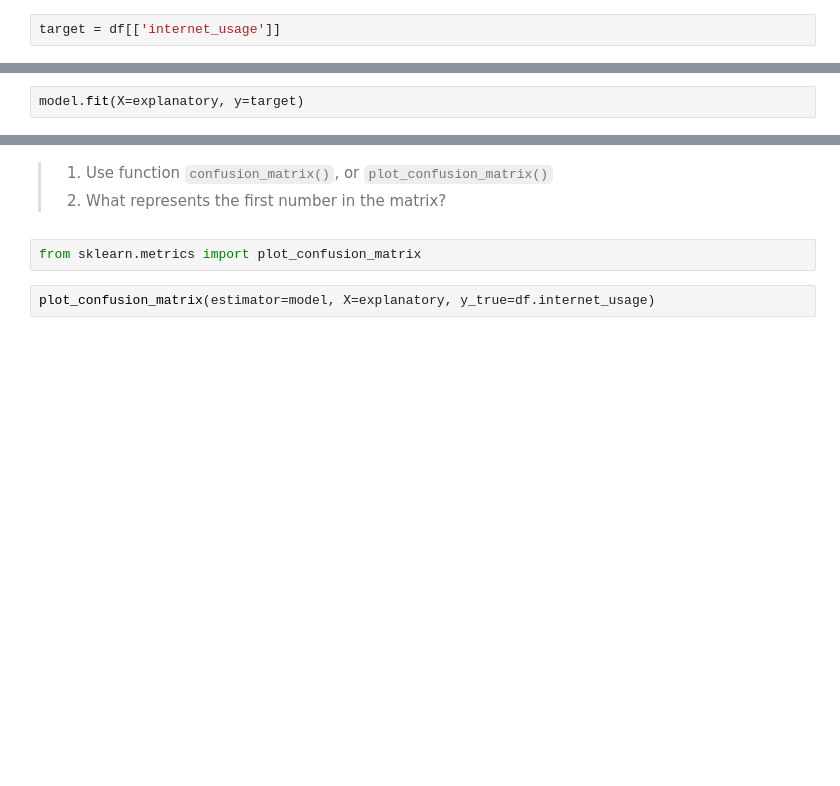
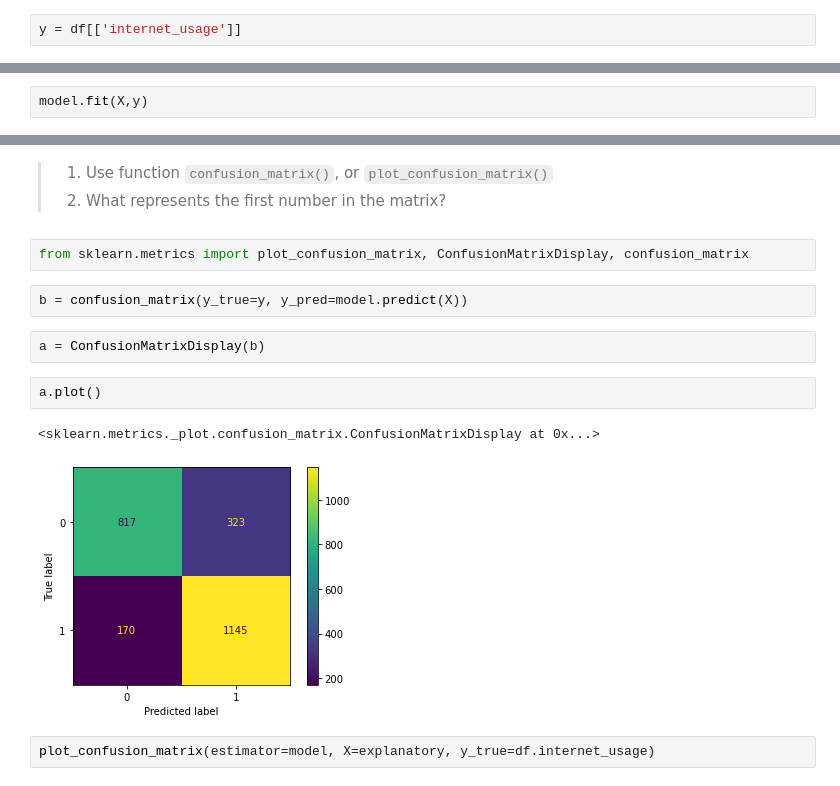
Before and after one commit to frands97/machine-learning-program, a Jupyter notebook: II Machine Learning & Deep Learning/#06. Decision Tree. A Supervised Classification Model/06practice.ipynb, the cells around one changed output, grey strips where cells are left out. Saved outputs shown, nothing was run; the diff lists cells and outputs as text; blank space fills up the shorter version.

Commit message:
sesion model comparison and cv

```diff
--- a/II Machine Learning & Deep Learning/#06. Decision Tree. A Supervised Classification Model/06practice.ipynb
+++ b/II Machine Learning & Deep Learning/#06. Decision Tree. A Supervised Classification Model/06practice.ipynb
@@ -105,5 +109,5 @@ explanatory #X
 | 2454 | 52 | 1 | 0 | 0 | 0 | 0 | ... |
 2455 rows × 7 columns
 # %%
-target = df[['internet_usage']]
+y = df[['internet_usage']]
 # %%
@@ -128,7 +132,7 @@ target #y
 > - Pass the `objects` that **contains the sequence of numbers** of the two variables
 > - To the `parameters` of the function that computes the Linear Regression Model
 # %%
-model.fit(X=explanatory, y=target)
+model.fit(X,y)
 # %% [output]
 DecisionTreeClassifier(max_depth=3)
 # %% [markdown]
@@ -284,7 +288,16 @@ model.score(X=explanatory, y=target)
 > 1. Use function `confusion_matrix()`, or `plot_confusion_matrix()`
 > 2. What represents the first number in the matrix?
 # %%
-from sklearn.metrics import plot_confusion_matrix
+from sklearn.metrics import plot_confusion_matrix, ConfusionMatrixDisplay, confusion_matrix
+# %%
+b = confusion_matrix(y_true=y, y_pred=model.predict(X))
+# %%
+a = ConfusionMatrixDisplay(b)
+# %%
+a.plot()
+# %% [output]
+<sklearn.metrics._plot.confusion_matrix.ConfusionMatrixDisplay at 0x...>
+[figure, added]
 # %%
 plot_confusion_matrix(estimator=model, X=explanatory, y_true=df.internet_usage)
 # %% [output]
```
Also changed, not shown: parts of 11 cells of this notebook, 5 other files.
